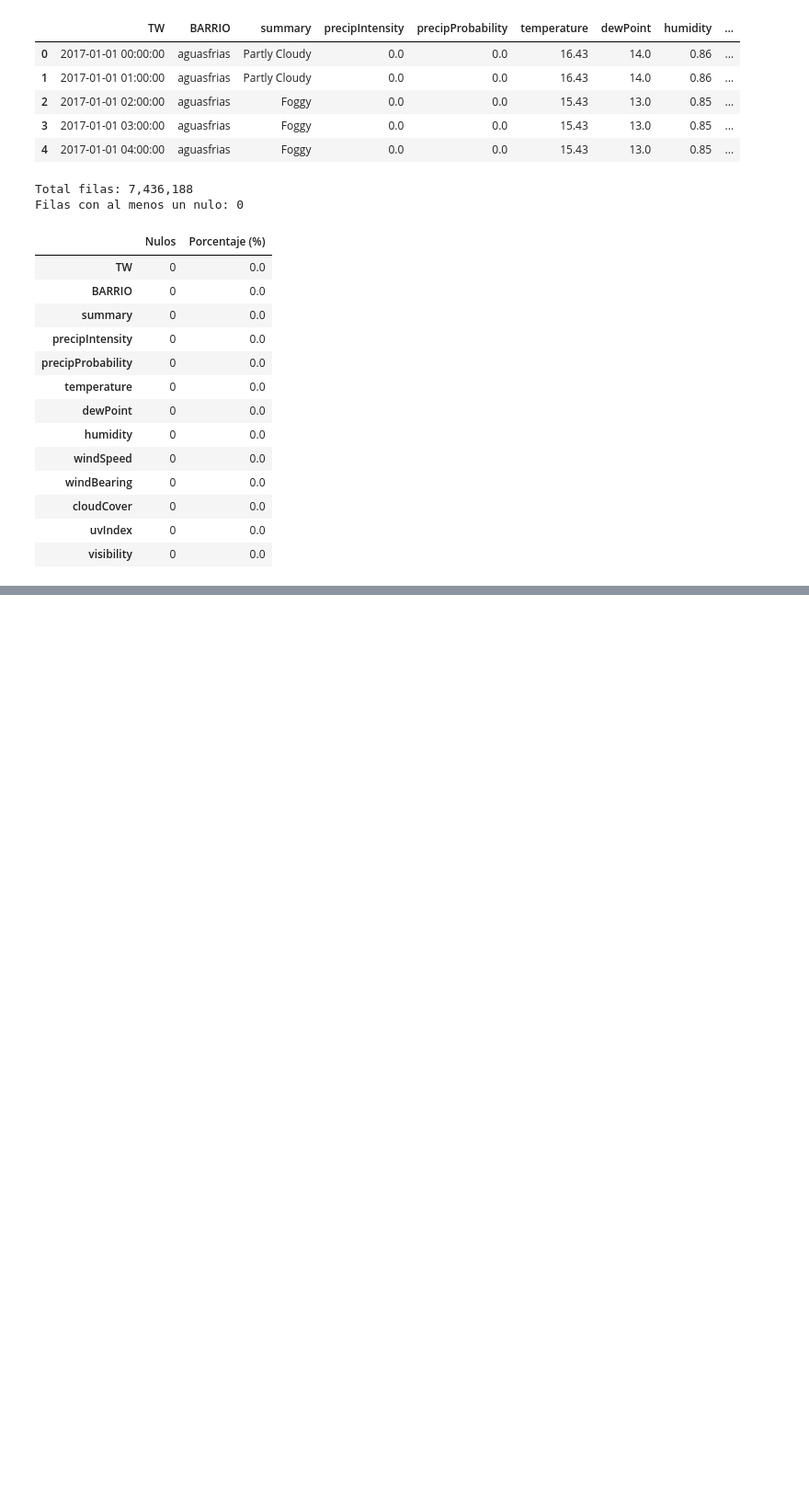
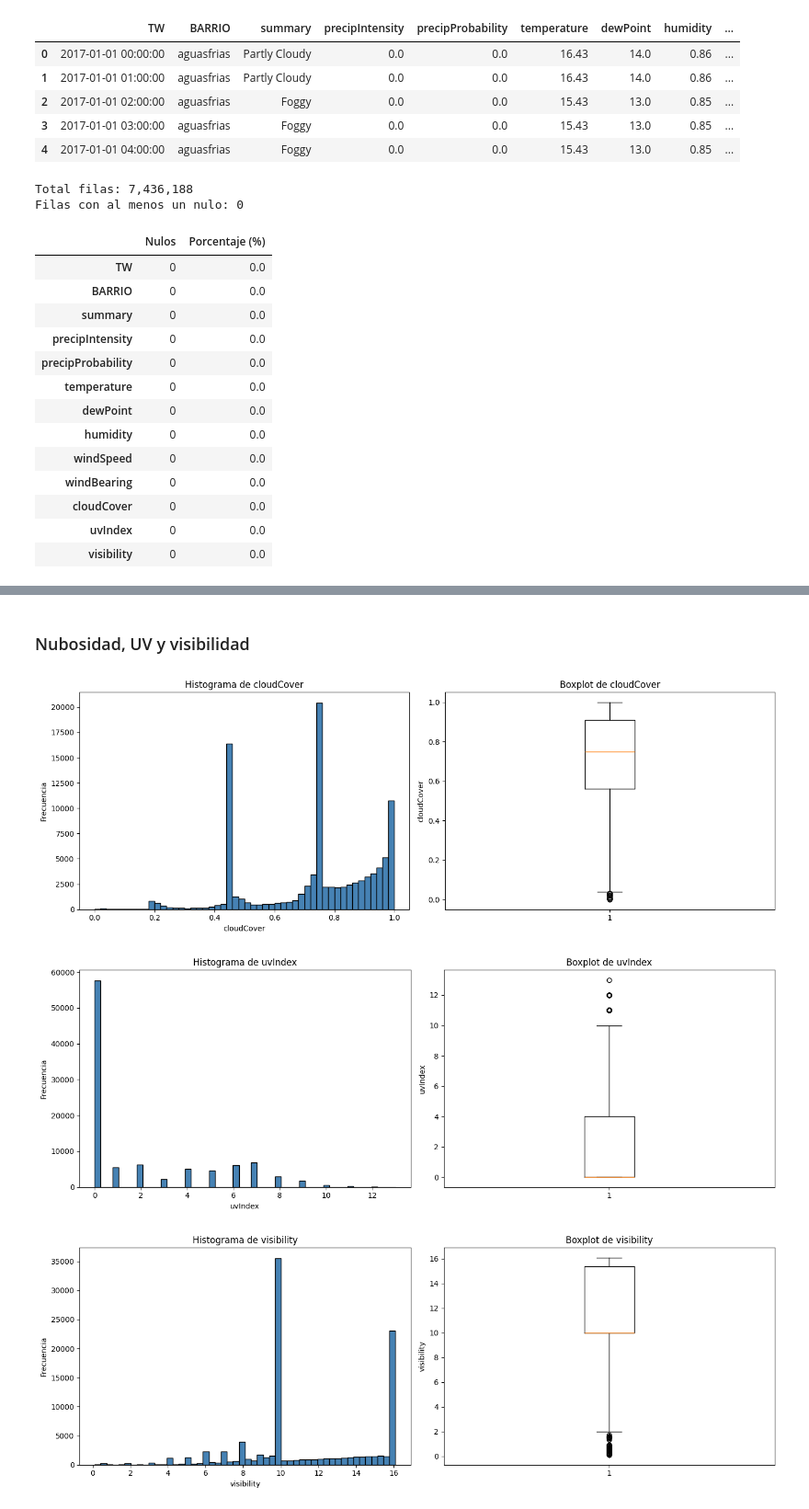
Before and after one commit to juanvilla23/AprendizajeMaquina, a Jupyter notebook: EDA/EDAclima.ipynb, the cells around one changed output, grey strips where cells are left out. Shown at 92% size. Saved outputs shown, nothing was run; the diff lists cells and outputs as text; code cells hidden in the pictures; blank space fills up the shorter version.

```diff
--- a/EDA/EDAclima.ipynb
+++ b/EDA/EDAclima.ipynb
@@ -109,0 +163,8 @@ Filas con al menos un nulo: 0
+# %% [markdown]
+### Nubosidad, UV y visibilidad
+# %%
+graficar_hist_box(["cloudCover", "uvIndex", "visibility"])
+# %% [output]
+[figure, added]
+[figure, added]
+[figure, added]
```
Also changed, not shown: parts of 23 cells of this notebook, 1 other file.
